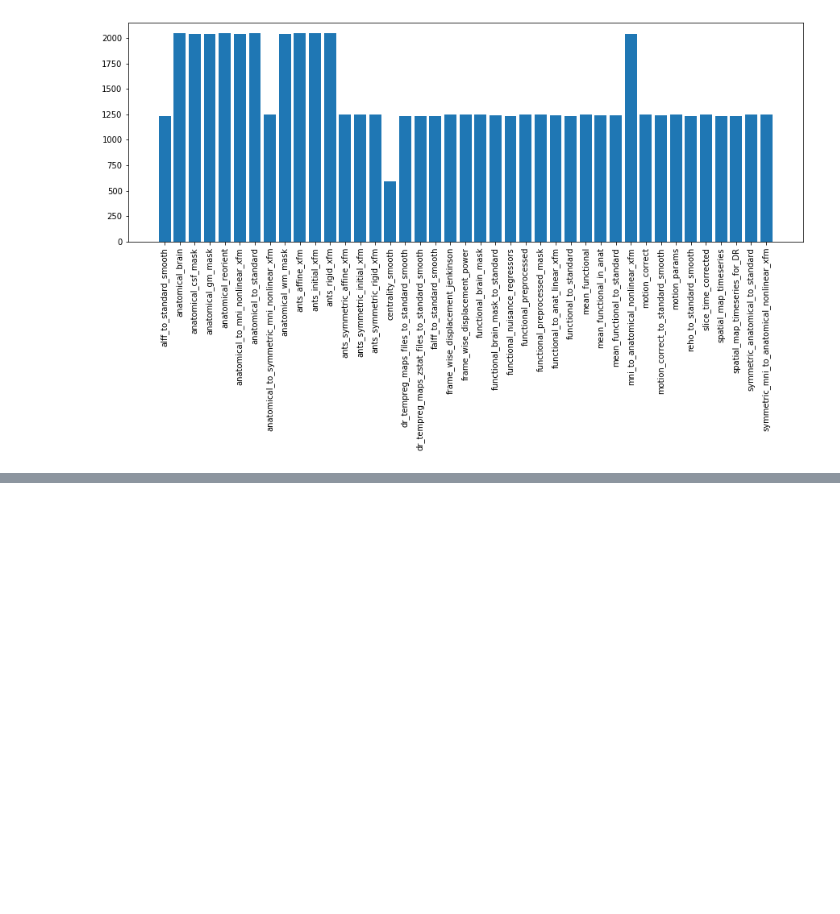
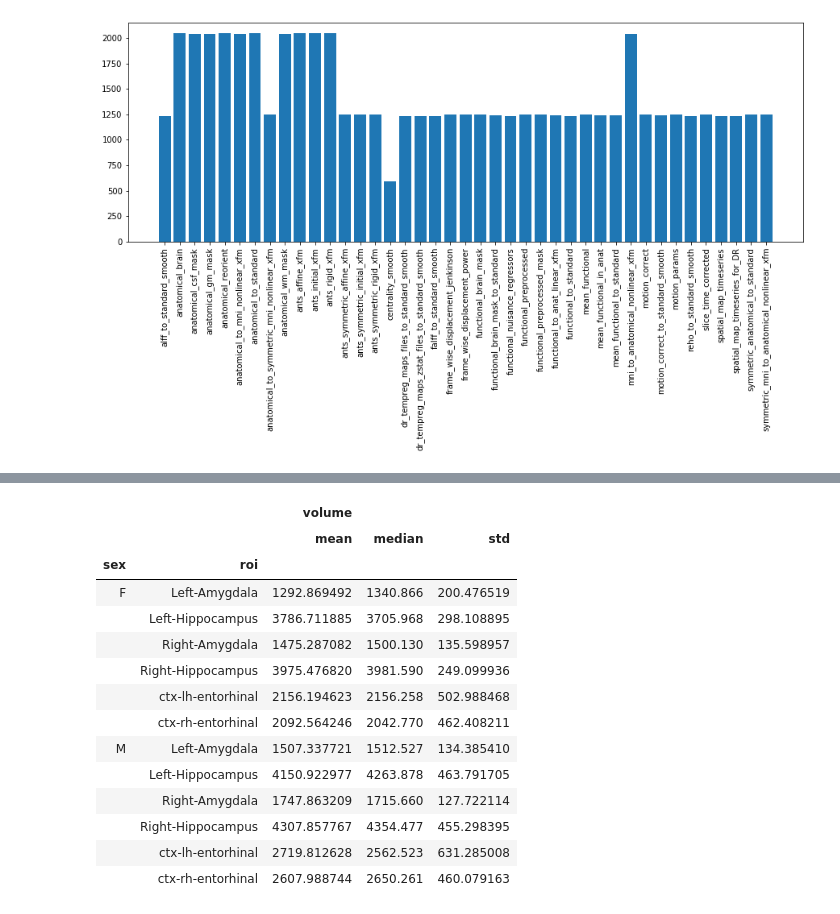
Before and after one commit to tbweng/rocklandsample-summary, a Jupyter notebook: stats.ipynb, the cells around one changed output, grey strips where cells are left out. Saved outputs shown, nothing was run; the diff lists cells and outputs as text; code cells hidden in the pictures; blank space fills up the shorter version.

```diff
--- a/stats.ipynb
+++ b/stats.ipynb
@@ -261,0 +483,24 @@ with open('derivs.pkl', 'wb') as f:
+# %%
+# print(frame.groupby('name').agg(['mean', 'median', 'std']))
+
+frame[(frame.age > 25)] \
+    .groupby(['sex', 'roi']) \
+    .agg({
+        'volume': ['mean', 'median', 'std'],
+    })
+# %% [output]
+|  |  | volume |  |  |
+|  |  | mean | median | std |
+| sex | roi |  |  |  |
+| F | Left-Amygdala | 1292.869492 | 1340.866 | 200.476519 |
+|  | Left-Hippocampus | 3786.711885 | 3705.968 | 298.108895 |
+|  | Right-Amygdala | 1475.287082 | 1500.130 | 135.598957 |
+|  | Right-Hippocampus | 3975.476820 | 3981.590 | 249.099936 |
+|  | ctx-lh-entorhinal | 2156.194623 | 2156.258 | 502.988468 |
+|  | ctx-rh-entorhinal | 2092.564246 | 2042.770 | 462.408211 |
+| M | Left-Amygdala | 1507.337721 | 1512.527 | 134.385410 |
+|  | Left-Hippocampus | 4150.922977 | 4263.878 | 463.791705 |
+|  | Right-Amygdala | 1747.863209 | 1715.660 | 127.722114 |
+|  | Right-Hippocampus | 4307.857767 | 4354.477 | 455.298395 |
+|  | ctx-lh-entorhinal | 2719.812628 | 2562.523 | 631.285008 |
+|  | ctx-rh-entorhinal | 2607.988744 | 2650.261 | 460.079163 |
```
Also changed, not shown: parts of 24 cells of this notebook.
